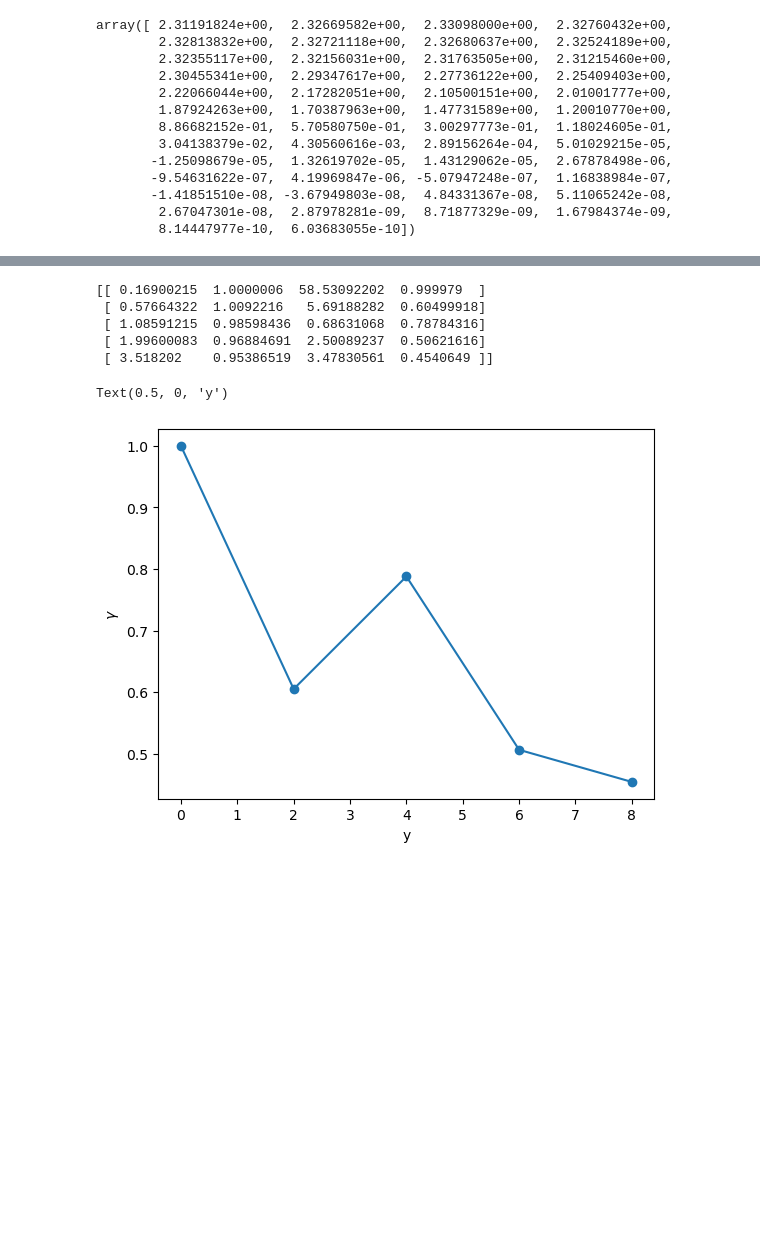
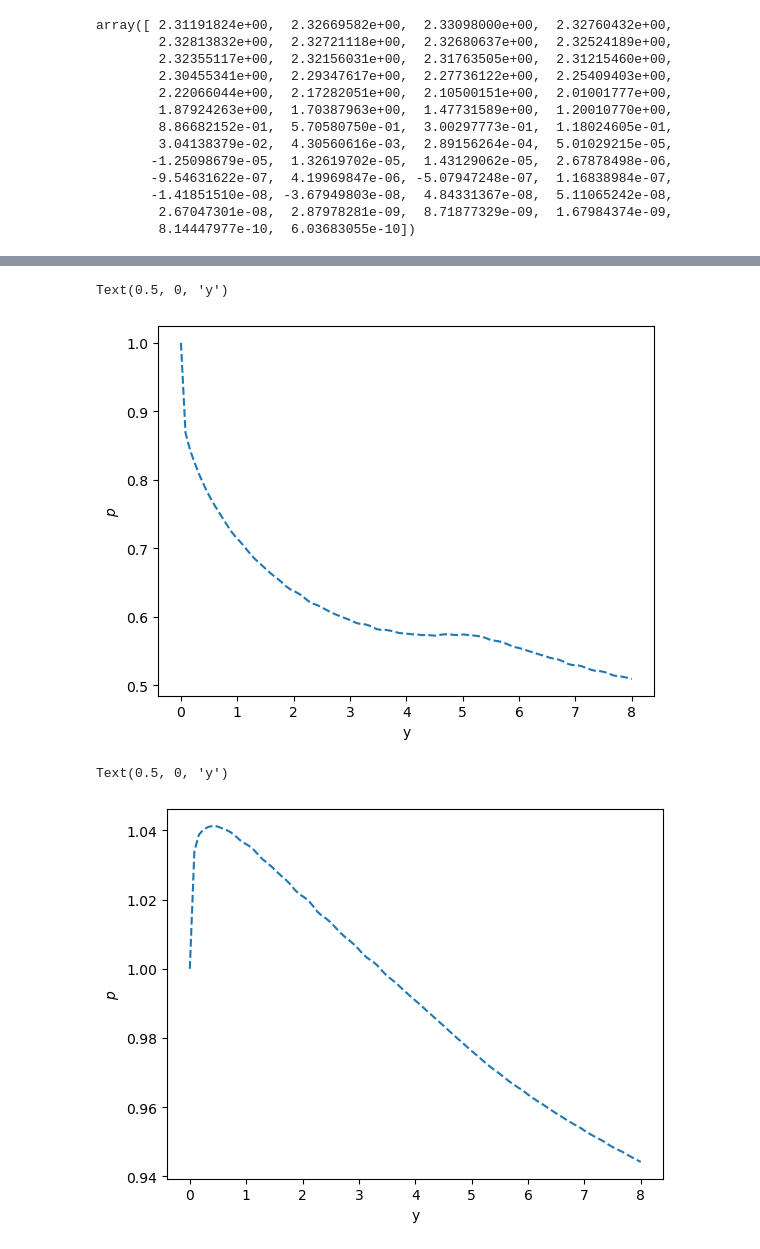
Before and after one commit to camcasuga/sidis_fit, a Jupyter notebook: src/fitting.ipynb, the cells around one changed output, grey strips where cells are left out. Drawn from its saved outputs; the diff is of its cells as text; code cells hidden in the pictures; blank space fills up the shorter version.

```diff
--- a/src/fitting.ipynb
+++ b/src/fitting.ipynb
@@ -296,15 +422,7 @@ print(np.shape(log_Sk2_all))
-# %%
-print(fit_params_array)
-# %% [output]
-[[ 0.16900215  1.0000006  58.53092202  0.999979  ]
- [ 0.57664322  1.0092216   5.69188282  0.60499918]
- [ 1.08591215  0.98598436  0.68631068  0.78784316]
- [ 1.99600083  0.96884691  2.50089237  0.50621616]
- [ 3.518202    0.95386519  3.47830561  0.4540649 ]]
 # %%
-plt.plot(y_array, fit_params_array[:,3], '-o')
-plt.ylabel('$\gamma$')
+plt.plot(y_array, fit_params_array[:,3], '--')
+plt.ylabel('$p$')
 plt.xlabel('y')
 # %% [output]
 Text(0.5, 0, 'y')
-[figure, old version]
+[figure, new version]
@@ -311,3 +432,10 @@ Text(0.5, 0, 'y')
+# %%
+plt.plot(y_array, fit_params_array[:,1], '--')
+plt.ylabel('$p$')
+plt.xlabel('y')
+# %% [output]
+Text(0.5, 0, 'y')
+[figure, added]
 # %%
 # csv_file = '../data/hm2013/SK_data.csv'
 # comments = ['## Generated from BK dipole with initial condition (arXiv: 1309.6963): MV model, Q_s0^2 = 0.104 GeV^2, \gamma = 1, coefficient of E inside Log is 1',
```
Also changed, not shown: parts of 6 cells of this notebook.
